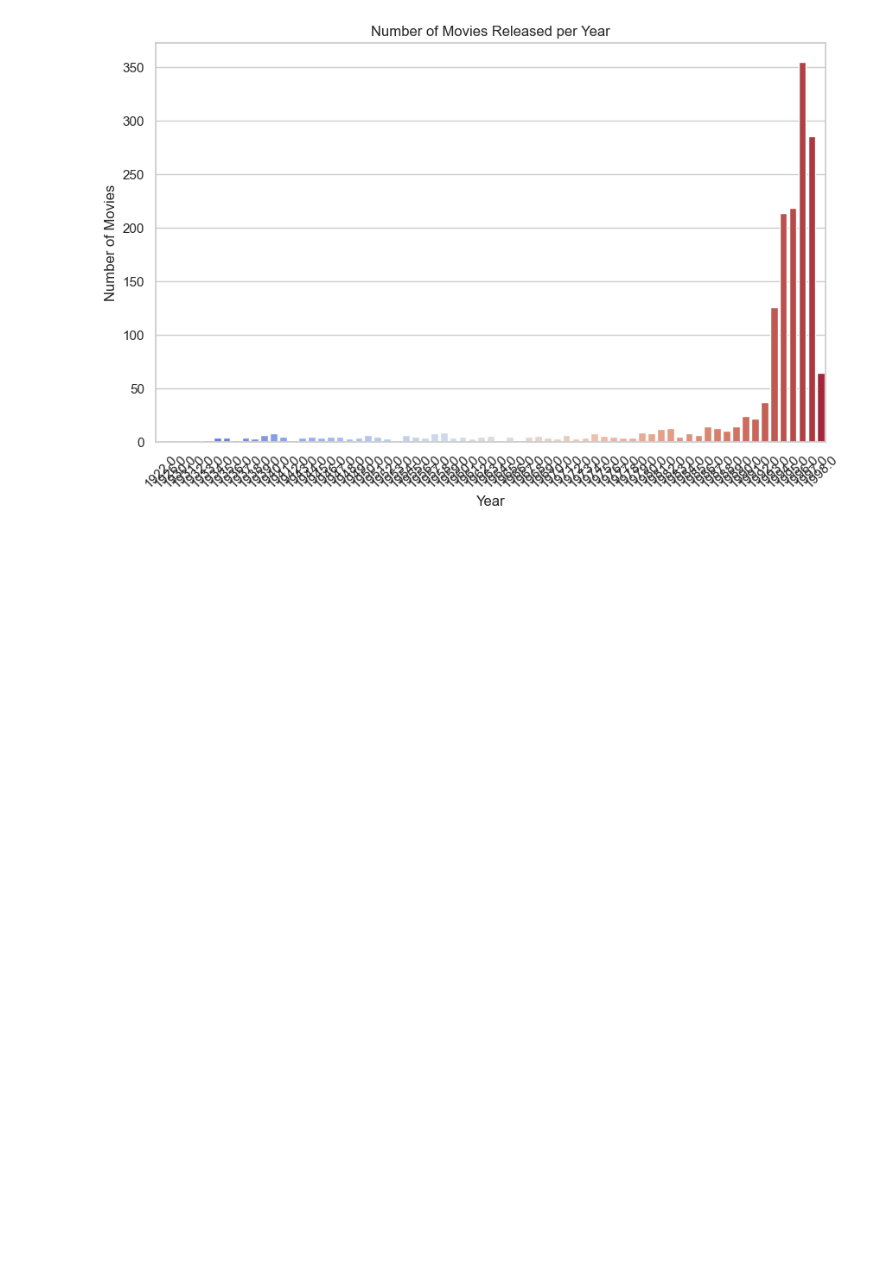
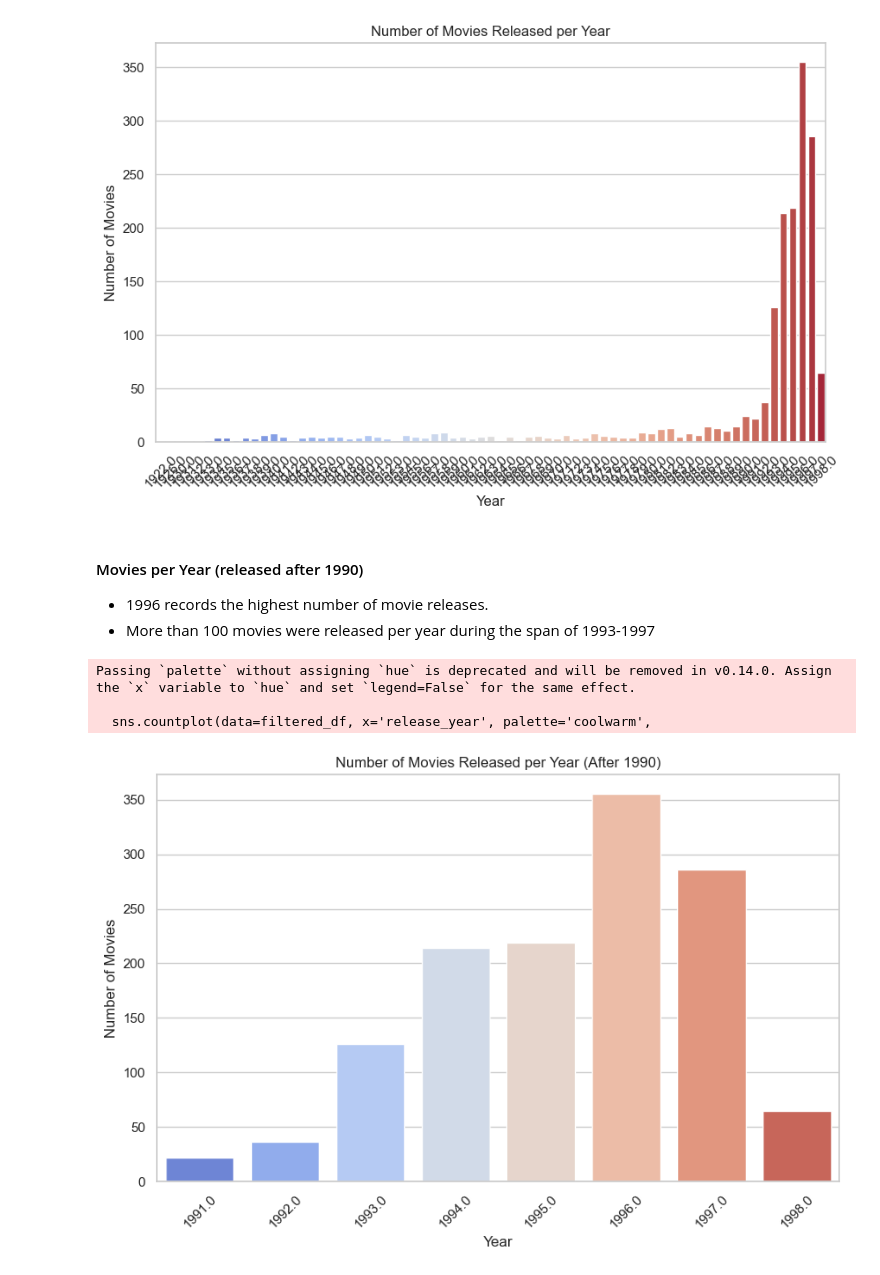
Before and after one commit to DinethRubeh/movielens100k-tfrs-recsys, a Jupyter notebook: notebooks/1_eda.ipynb, the cells around one changed output. Cells and saved outputs as stored; diff of their text form; code cells hidden in the pictures; blank space fills up the shorter version.

```diff
--- a/notebooks/1_eda.ipynb
+++ b/notebooks/1_eda.ipynb
@@ -210,3 +219,27 @@ Passing `palette` without assigning `hue` is deprecated and will be removed in v
 
   sns.countplot(data=item_df, x='release_year', palette='coolwarm',
 [figure]
+# %% [markdown]
+#### Movies per Year (released after 1990)
+- 1996 records the highest number of movie releases.
+- More than 100 movies were released per year during the span of 1993-1997
+# %%
+# Extract release year
+item_df['release_year'] = pd.to_datetime(item_df['release_date'], errors='coerce').dt.year
+
+# Filter for movies released after 1990
+filtered_df = item_df[item_df['release_year'] > 1990]
+
+plt.figure(figsize=(10,6))
+sns.countplot(data=filtered_df, x='release_year', palette='coolwarm',
+              order=filtered_df['release_year'].value_counts().sort_index().index)
+plt.xticks(rotation=45)
+plt.title('Number of Movies Released per Year (After 1990)')
+plt.xlabel('Year')
+plt.ylabel('Number of Movies')
+plt.show()
+# %% [output]
+Passing `palette` without assigning `hue` is deprecated and will be removed in v0.14.0. Assign the `x` variable to `hue` and set `legend=False` for the same effect.
+
+  sns.countplot(data=filtered_df, x='release_year', palette='coolwarm',
+[figure, added]
```
Also changed, not shown: parts of 33 cells of this notebook.
